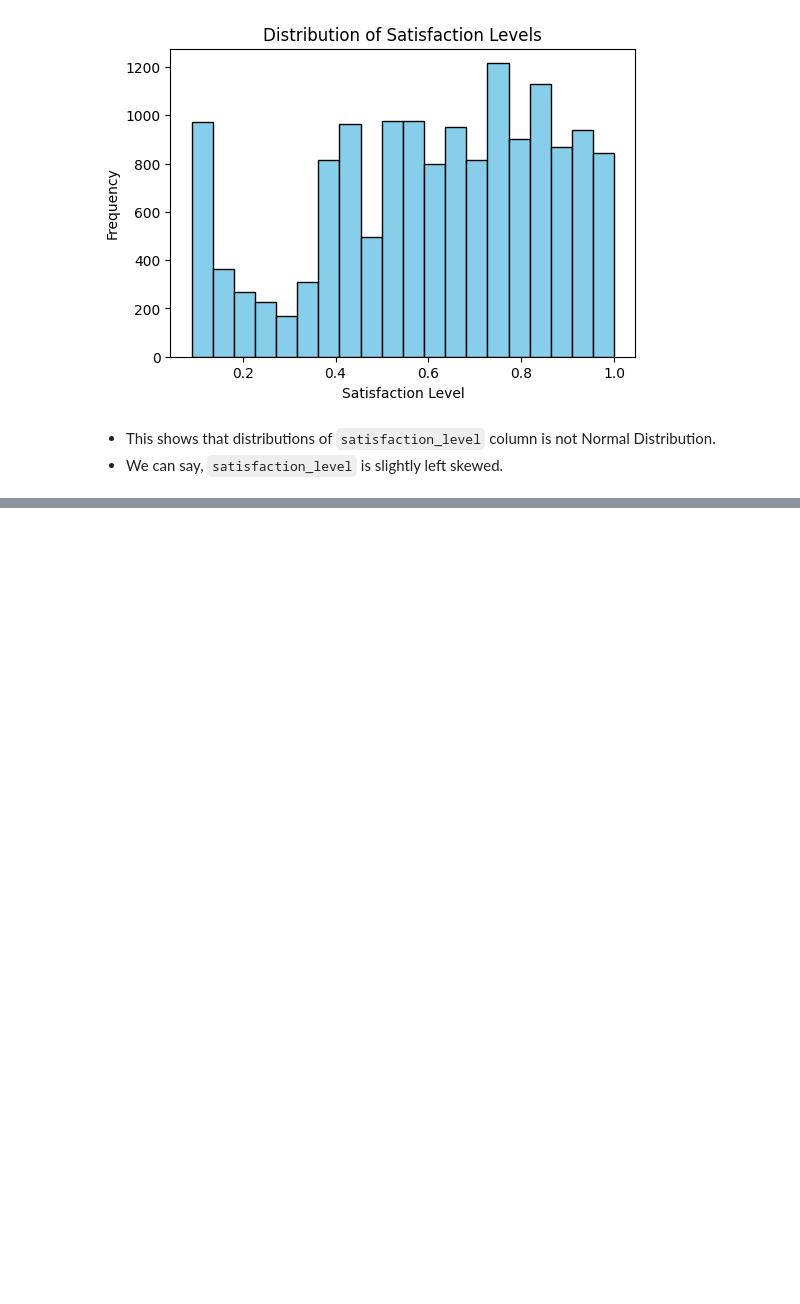
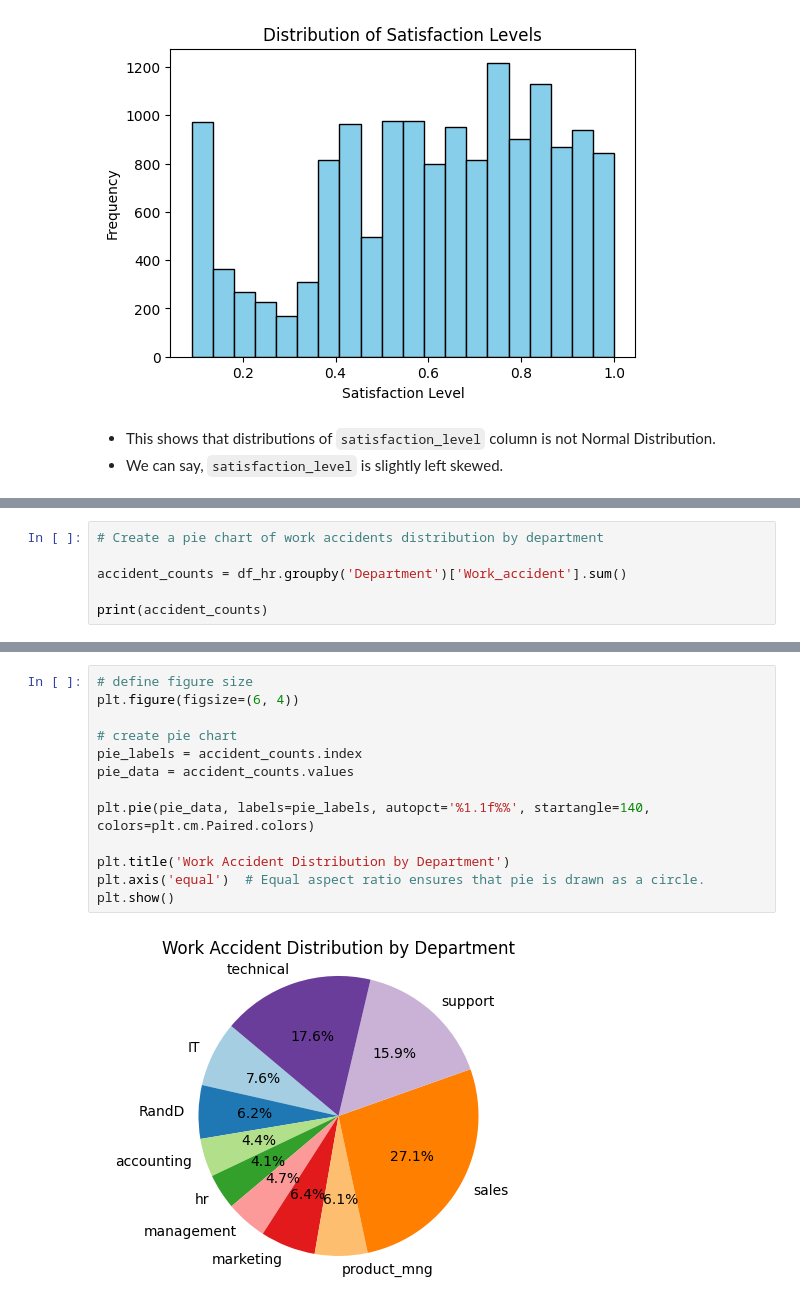
Before and after one commit to thapaliya123/Data-Science-Journey, a Jupyter notebook: DS/05-Matplotlib/visualization.ipynb, the cells around one changed output, grey strips where cells are left out. Cells and saved outputs as stored; diff of their text form; blank space fills up the shorter version.

Commit message:
update: matplotlib plotting

```diff
--- a/DS/05-Matplotlib/visualization.ipynb
+++ b/DS/05-Matplotlib/visualization.ipynb
@@ -221,0 +225,6 @@ plt.show()
+# %%
+# Create a pie chart of work accidents distribution by department
+
+accident_counts = df_hr.groupby('Department')['Work_accident'].sum()
+
+print(accident_counts)
@@ -221,0 +244,15 @@ plt.show()
+# %%
+# define figure size
+plt.figure(figsize=(6, 4))
+
+# create pie chart
+pie_labels = accident_counts.index
+pie_data = accident_counts.values
+
+plt.pie(pie_data, labels=pie_labels, autopct='%1.1f%%', startangle=140, colors=plt.cm.Paired.colors)
+
+plt.title('Work Accident Distribution by Department')
+plt.axis('equal')  # Equal aspect ratio ensures that pie is drawn as a circle.
+plt.show()
+# %% [output]
+[figure, added]
```
Also changed, not shown: parts of 2 cells of this notebook.
